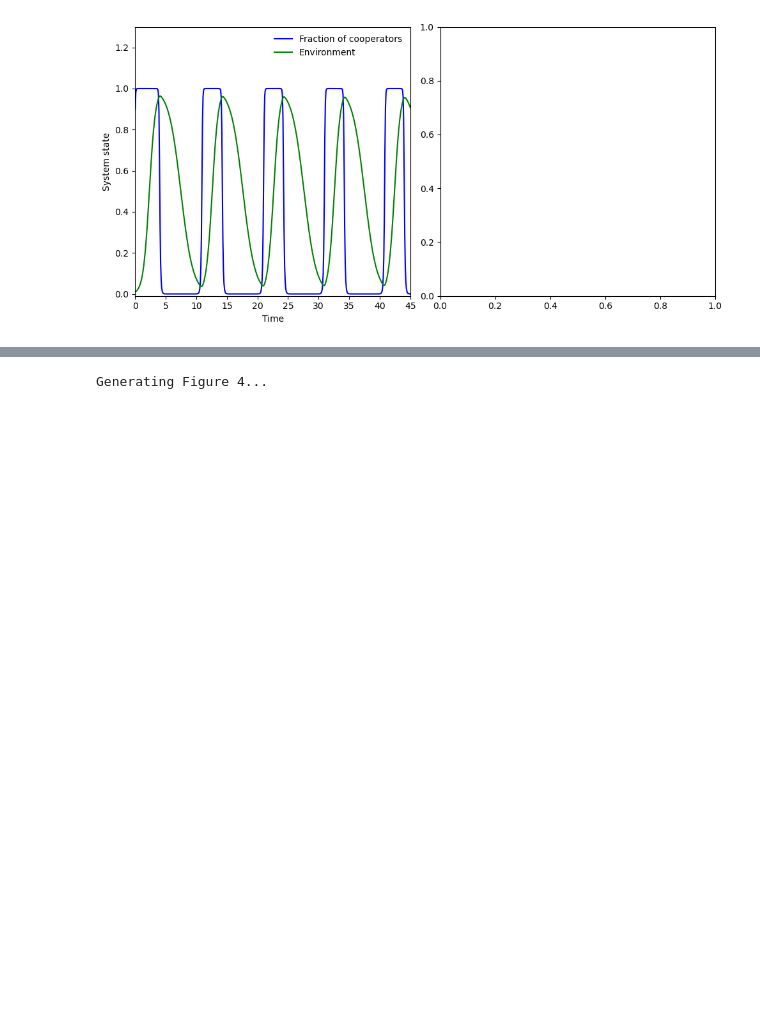
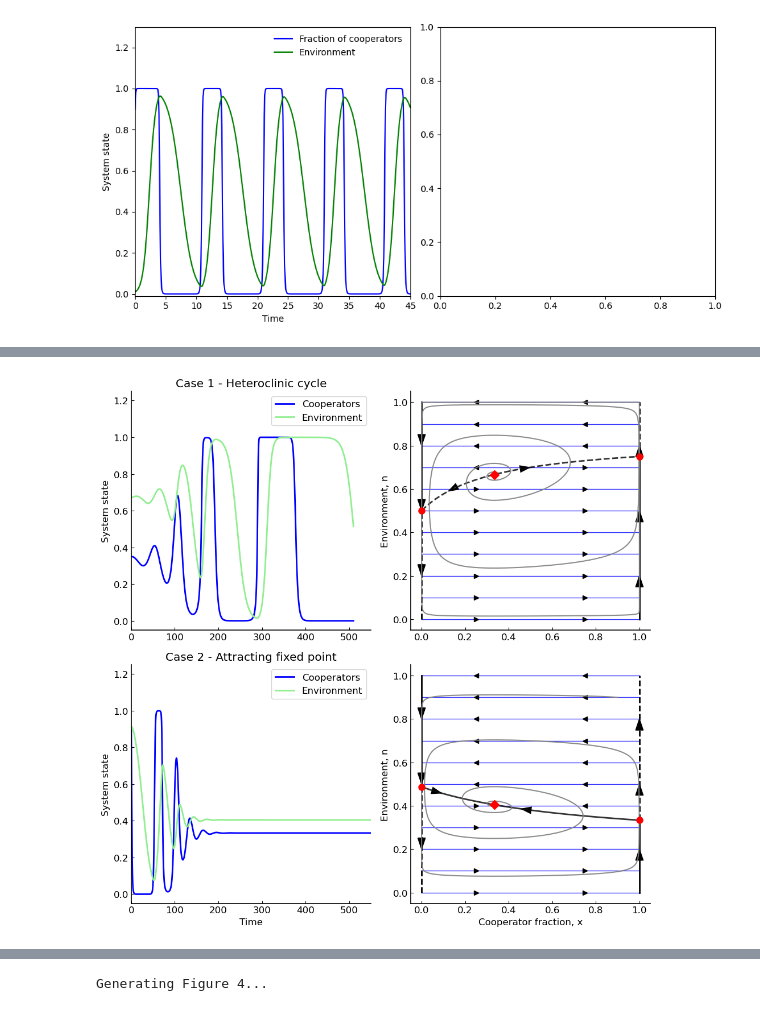
Before and after one commit to Rayane-KO/CGT2526, a Jupyter notebook: Reproduction.ipynb, the cells around one changed output, grey strips where cells are left out. Drawn from its saved outputs; the diff is of its cells as text; code cells hidden in the pictures; blank space fills up the shorter version.

```diff
--- a/Reproduction.ipynb
+++ b/Reproduction.ipynb
@@ -682,0 +318,90 @@ if __name__ == "__main__":
+# %%
+def reproduce_figure_3():
+
+    # Shared Parameters
+    epsilon = 0.1
+    theta = 2.0
+
+    # --- Case 1: Heteroclinic Cycle ---
+    A0_het = np.array([[3.5, 1.0], [2.0, 0.75]])
+    A1_het = np.array([[4.0, 1.0], [4.5, 1.25]])
+    y0_het = [0.35, 0.67] # Initial condition
+
+    sol_het = solve_ivp(fast_slow_system, (0, 510), y0_het,
+                        args=(epsilon, theta, A0_het, A1_het),
+                        rtol=1e-10, atol=1e-13, max_step=0.01)
+
+    # --- Case 2: Attracting Fixed Point ---
+    A0_fix = np.array([[3.5, 1.0], [2.0, 0.05]])
+    A1_fix = np.array([[4.0, 1.0], [7.0, 2.0]])
+    y0_fix = [0.9, 0.9] # Initial condition
+
+    sol_fix = solve_ivp(fast_slow_system, (0, 550), y0_fix,
+                        args=(epsilon, theta, A0_fix, A1_fix),
+                        rtol=1e-10, atol=1e-13, max_step=0.1)
+
+    # --- Plotting ---
+    fig, axes = plt.subplots(2, 2, figsize=(10, 10))
+
+    # [Top Left] Case 1 Time Series
+    axes[0,0].plot(sol_het.t, sol_het.y[0], label='Cooperators', color="blue")
+    axes[0,0].plot(sol_het.t, sol_het.y[1], label='Environment', color="lightgreen")
+    axes[0,0].set_title('Case 1 - Heteroclinic cycle')
+    axes[0,0].set_ylabel('System state')
+    axes[0,0].set_xlim(0, 550)
+    axes[0,0].set_ylim(-0.05, 1.25)
+    axes[0,0].legend()
+
+    # [Top Right] Case 1 Phase Plane
+    ax1 = axes[0,1]
+    plot_fast_fibers(ax1, A0_het, A1_het)
+    plot_boundary_manifolds(ax1, A0_het, A1_het)
+    plot_interior_manifold(ax1, theta, A0_het, A1_het)
+
+    # Markers (Bifurcations & Repeller)
+    for bx, bn in get_bifurcations(A0_het, A1_het):
+        ax1.plot(bx, bn, 'ro', zorder=20, markersize=8)
+
+    # Repeller (Approx location derived from theta)
+    ax1.plot(1/(1+theta), 2/3, marker='D', color='red', markersize=8, zorder=30)
+
+    # Trajectory
+    ax1.plot(sol_het.y[0], sol_het.y[1], color='grey', lw=1.5, alpha=0.9)
+    ax1.set_xlim(-0.05, 1.05); ax1.set_ylim(-0.05, 1.05)
+    ax1.set_ylabel('Environment, n')
+
+    # [Bottom Left] Case 2 Time Series
+    axes[1,0].plot(sol_fix.t, sol_fix.y[0], label='Cooperators', color="blue")
+    axes[1,0].plot(sol_fix.t, sol_fix.y[1], label='Environment', color="lightgreen")
+    axes[1,0].set_title('Case 2 - Attracting fixed point')
+    axes[1,0].set_ylabel('System state')
+    axes[1,0].set_xlabel('Time')
+    axes[1,0].set_xlim(0, 550)
+    axes[1,0].set_ylim(-0.05, 1.25)
+    axes[1,0].legend()
+
+    # [Bottom Right] Case 2 Phase Plane
+    ax2 = axes[1,1]
+    plot_fast_fibers(ax2, A0_fix, A1_fix)
+    plot_boundary_manifolds(ax2, A0_fix, A1_fix)
+    plot_interior_manifold(ax2, theta, A0_fix, A1_fix)
+
+    # Markers (Bifurcations & Attractor)
+    for bx, bn in get_bifurcations(A0_fix, A1_fix):
+        ax2.plot(bx, bn, 'ro', zorder=20, markersize=8)
+
+    ax2.plot(sol_fix.y[0][-1], sol_fix.y[1][-1], marker='D', color='red',
+             markersize=8, zorder=30)
+
+    # Trajectory
+    ax2.plot(sol_fix.y[0], sol_fix.y[1], color='grey', lw=1.5, alpha=0.9)
+    ax2.set_xlim(-0.05, 1.05); ax2.set_ylim(-0.05, 1.05)
+    ax2.set_xlabel('Cooperator fraction, x')
+    ax2.set_ylabel('Environment, n')
+
+    plt.tight_layout()
+    plt.show()
+
+reproduce_figure_3()
+# %% [output]
+[figure, added]
```
Also changed, not shown: parts of 6 cells of this notebook.
